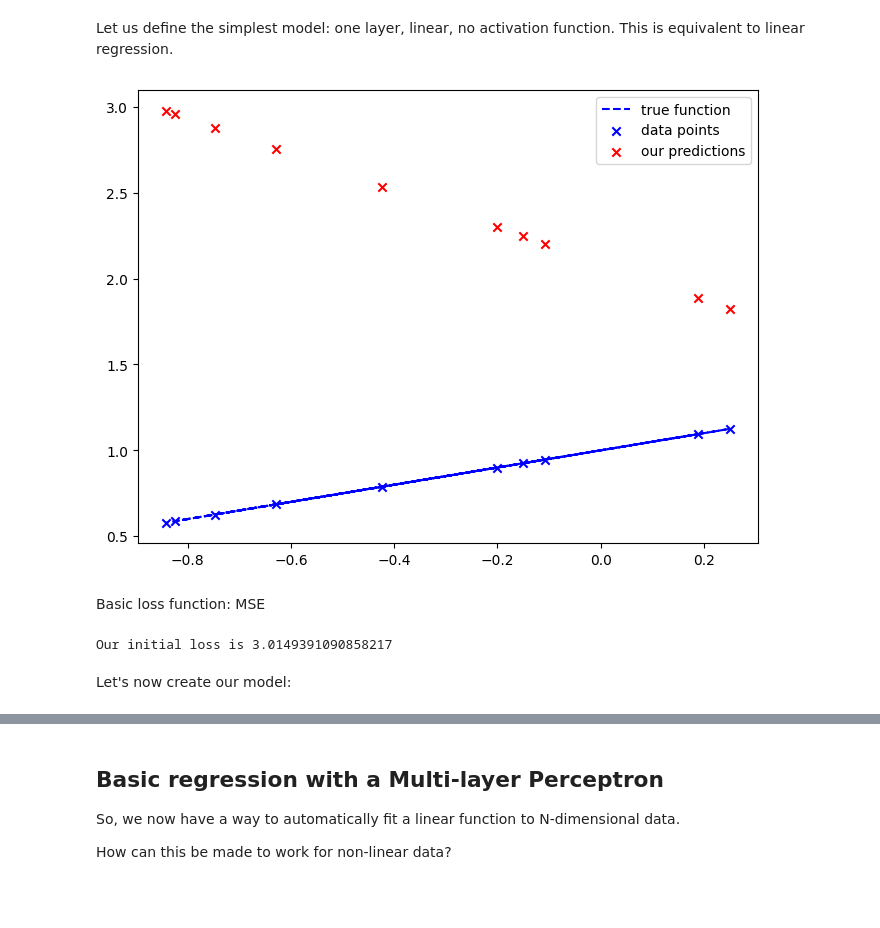
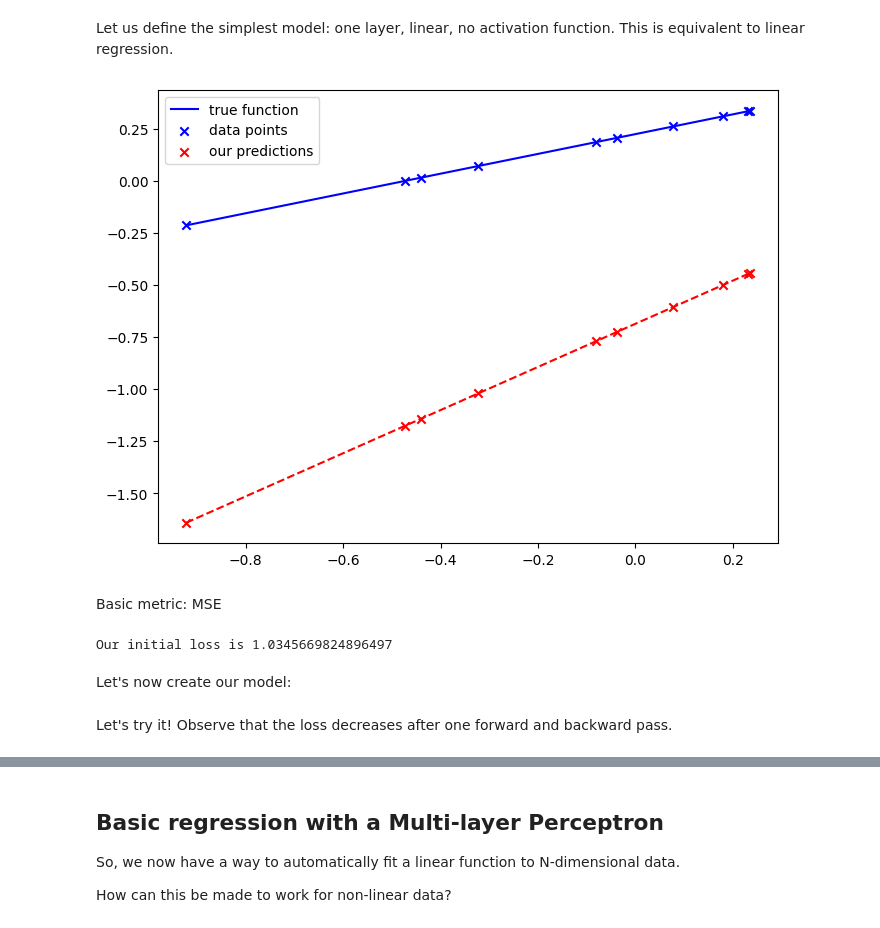
Before and after one commit to seub/NN, a Jupyter notebook: 3.basic-MLP.ipynb, the cells around one changed output, grey strips where cells are left out. Drawn from its saved outputs; the diff is of its cells as text; code cells hidden in the pictures; blank space fills up the shorter version.

```diff
--- a/3.basic-MLP.ipynb
+++ b/3.basic-MLP.ipynb
@@ -68,14 +68,16 @@ import matplotlib.pyplot as plt
 Let us create and show a dataset of 20 points:
 # %%
 nb_datapoints = 10
-dim_in = 1
-dim_out = 1
-x = np.random.uniform(-1, 1, (nb_datapoints, dim_in, dim_out))
+input_dim = 1
+x = np.random.uniform(-1, 1, (nb_datapoints, input_dim))
+x.sort(axis=0)
 # %% [markdown]
 Suppose that we want to approximate the 'true' function \bar{f}(x) = x/2 + 1:
 # %%
-weights_true = np.array([[.5],])
-bias_true = np.array([1])
+output_dim = 1
+
+weights_true = np.random.uniform(-1, 1, (input_dim, output_dim))
+bias_true = np.random.uniform(-1, 1, (output_dim,))
 
 y_true = x @ weights_true + bias_true # Matrix multiplication and element-wise addition
 # %% [markdown]
@@ -102,42 +106,38 @@ Let us define the simplest model: one layer, linear, no activation function. Thi
 # %%
 class LinearLayer:
   def __init__(self, input_dim, output_dim):
     self.input_dim = input_dim
     self.output_dim = output_dim
     self.weights = np.random.randn(input_dim, output_dim) * np.sqrt(1. / input_dim) # Not sure why FSDL had np.sqrt(2. / input_dim)
-    # Note: I think it is best to think of the weights as a matrix acting on the input (given as a line vector)
-    # by multiplication *on the right*
+    # It is best to think of the weights as a matrix acting on the input (given as a line vector) by multiplication *on the right*
     self.bias = np.random.randn(output_dim) * np.sqrt(1. / input_dim) # FSDL initializes them to zero: np.zeros(output_dim)
 
   def __call__(self, x):
     return x @ self.weights + self.bias
-  # Mind that the first dim of x corresponds to the number of data points!
+  # Mind that the first dim of x corresponds to the number of data points.
   # In numpy, when doing matrix multiplication, if either argument is N-dimensional, N > 2,
-  # then it is treated as a stack of matrices residing in the last two indexes and broadcast accordingly.
-
-  # Note: What is slightly strange/inconsistent (to me) about matrix multiplication in numpy is that it does exactly what you expect,
-  # except when the second argument is 1-dimensional: in this case it is implicitly transformed into a column vector (ie transposed), then
-  # converted back to a line vector after multiplication.
+  # then it is treated as a stack of matrices residing in the last two indexes.
 
   def weights_gradient(self, x):
-    return np.array([x]*self.output_dim).squeeze(0)
+    return x
 
   def bias_gradient(self, x):
-    return np.array([1]*self.output_dim)
+    return np.identity(self.output_dim)
 
 
 linear = LinearLayer(1, 1)
 y_pred = linear(x)
 figure(figsize=(8, 6), dpi=100)
-plt.plot(x.squeeze(-1), y_true.squeeze(-1), 'b--', label='true function')
+plt.plot(x.squeeze(-1), y_true.squeeze(-1), 'b-', label='true function')
 plt.scatter(x.squeeze(-1), y_true.squeeze(-1), color='b', marker='x', label='data points')
+plt.plot(x.squeeze(-1), y_pred.squeeze(-1), 'r--')
 plt.scatter(x.squeeze(-1), y_pred.squeeze(-1), color='r', marker='x', label='our predictions')
 plt.legend()
 plt.show()
 # %% [output]
-[figure, old version]
+[figure, new version]
 # %% [markdown]
-Basic loss function: MSE
+Basic metric: MSE
 # %%
 class MSE:
   def __call__(self, y, y_true):
@@ -147,9 +147,9 @@ class MSE:
     return 2. * (y - y_true) / y.shape[0]
 
 
-loss = MSE()
-print(f'Our initial loss is {loss(y_pred, y_true)}')
+metric = MSE()
+print(f'Our initial loss is {metric(y_pred, y_true)}')
 # %% [output]
-Our initial loss is 3.0149391090858217
+Our initial loss is 1.0345669824896497
 # %% [markdown]
 Let's now create our model:
@@ -155,0 +184,2 @@ Let's now create our model:
+# %% [markdown]
+Let's try it! Observe that the loss decreases after one forward and backward pass.
```
Also changed, not shown: parts of 10 cells of this notebook, 2 other files.
